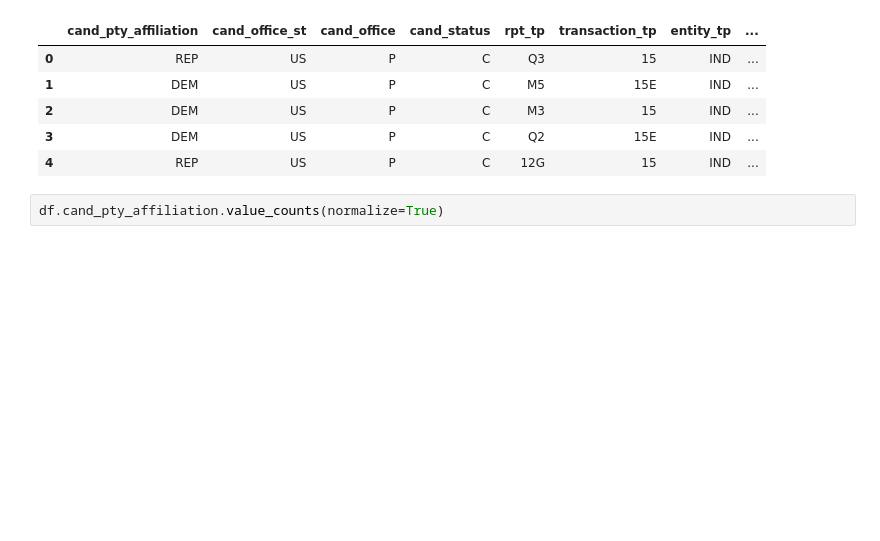
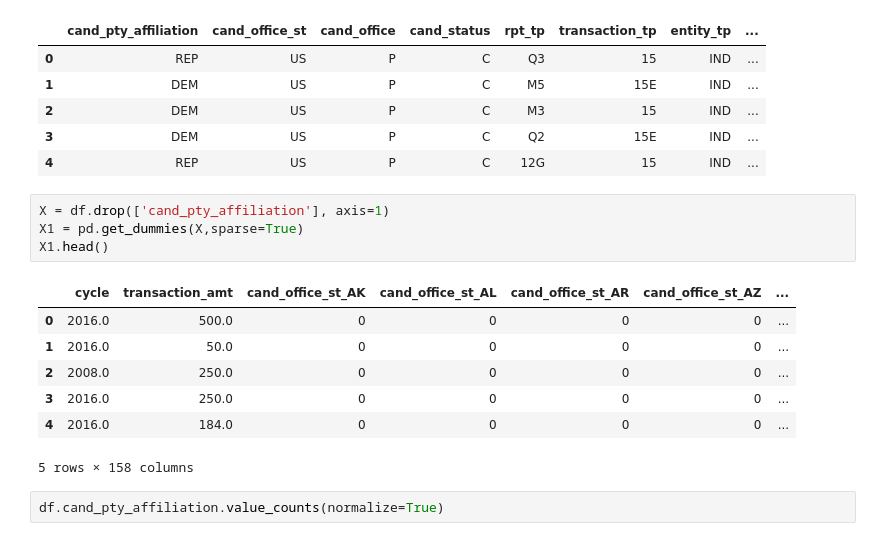
Before and after one commit to ihongChen/HowToWinKaggle, a Jupyter notebook: resource/ensemble/intro_ensemble.ipynb, the cells around one changed output. Saved outputs shown, nothing was run; the diff lists cells and outputs as text; blank space fills up the shorter version.

```diff
--- a/resource/ensemble/intro_ensemble.ipynb
+++ b/resource/ensemble/intro_ensemble.ipynb
@@ -44,6 +40,18 @@ Example Data:
 | 2 | DEM | US | P | C | M3 | 15 | IND | ... |
 | 3 | DEM | US | P | C | Q2 | 15E | IND | ... |
 | 4 | REP | US | P | C | 12G | 15 | IND | ... |
+# %%
+X = df.drop(['cand_pty_affiliation'], axis=1)
+X1 = pd.get_dummies(X,sparse=True)
+X1.head()
+# %% [output]
+|  | cycle | transaction_amt | cand_office_st_AK | cand_office_st_AL | cand_office_st_AR | cand_office_st_AZ | ... |
+| 0 | 2016.0 | 500.0 | 0 | 0 | 0 | 0 | ... |
+| 1 | 2016.0 | 50.0 | 0 | 0 | 0 | 0 | ... |
+| 2 | 2008.0 | 250.0 | 0 | 0 | 0 | 0 | ... |
+| 3 | 2016.0 | 250.0 | 0 | 0 | 0 | 0 | ... |
+| 4 | 2016.0 | 184.0 | 0 | 0 | 0 | 0 | ... |
+5 rows × 158 columns
 # %%
 df.cand_pty_affiliation.value_counts(normalize=True)
 # %% [output]
```
Also changed, not shown: parts of 2 cells of this notebook, 3 other files.
